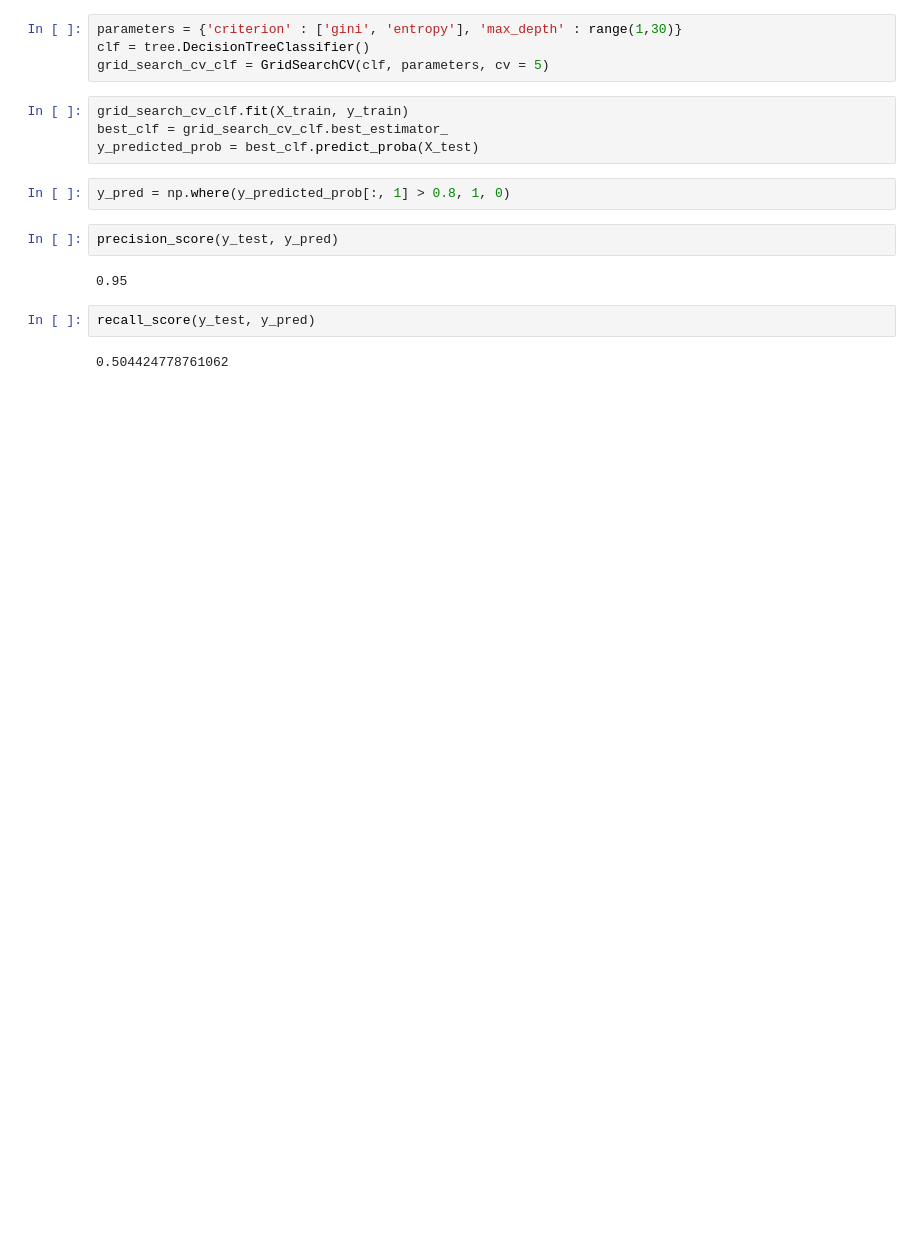
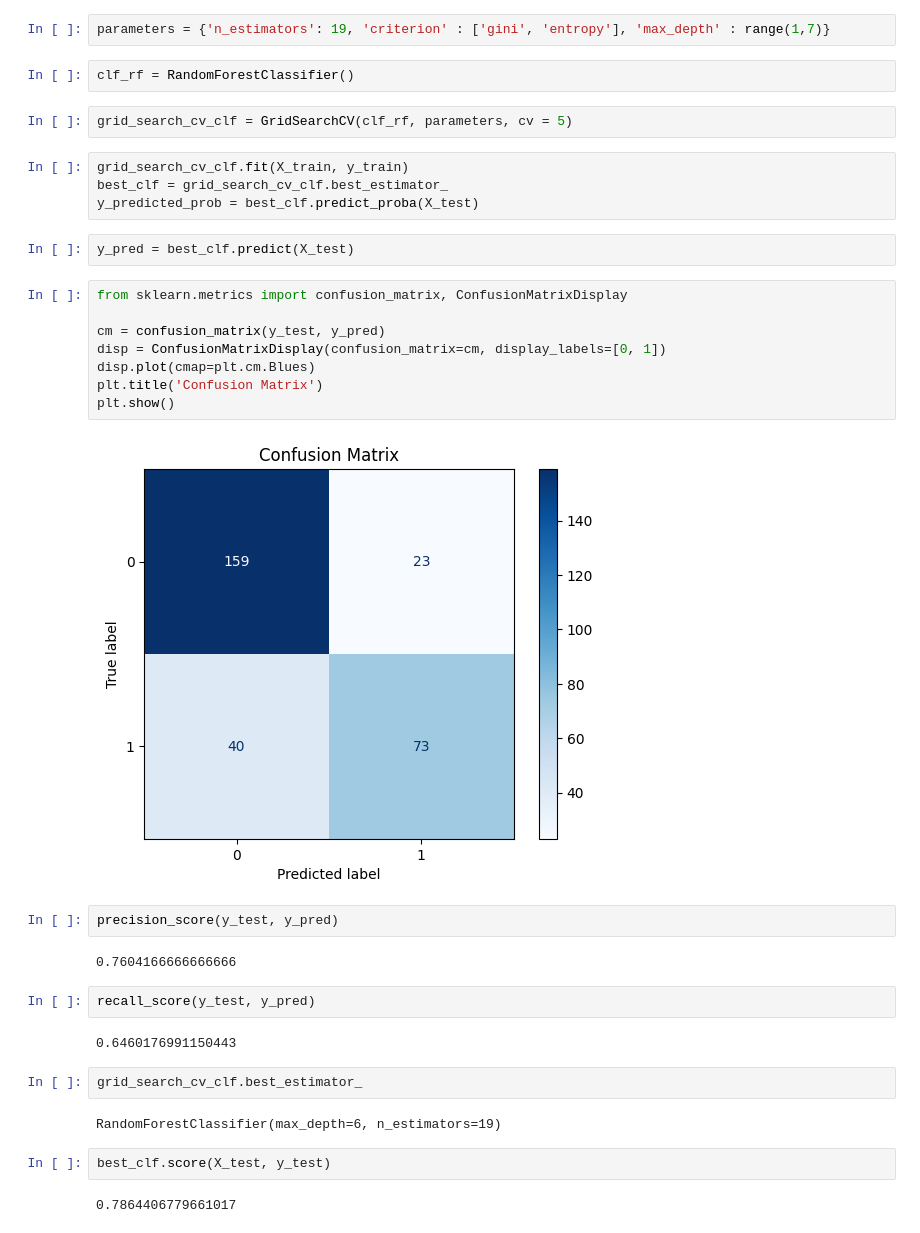
Before and after one commit to sysuevvvw-bot/titanic, a Jupyter notebook: treeeee.ipynb, the cells around one changed output. Drawn from its saved outputs; the diff is of its cells as text; blank space fills up the shorter version.

```diff
--- a/treeeee.ipynb
+++ b/treeeee.ipynb
@@ -23,20 +26,40 @@ y = train.Survived
 # %%
 X_train, X_test, y_train, y_test = train_test_split(X, y, test_size = 0.33, random_state = 42, stratify = y)
 # %%
-parameters = {'criterion' : ['gini', 'entropy'], 'max_depth' : range(1,30)}
-clf = tree.DecisionTreeClassifier()
-grid_search_cv_clf = GridSearchCV(clf, parameters, cv = 5)
+parameters = {'n_estimators': 19, 'criterion' : ['gini', 'entropy'], 'max_depth' : range(1,7)}
+# %%
+clf_rf = RandomForestClassifier()
+# %%
+grid_search_cv_clf = GridSearchCV(clf_rf, parameters, cv = 5)
 # %%
 grid_search_cv_clf.fit(X_train, y_train)
 best_clf = grid_search_cv_clf.best_estimator_
 y_predicted_prob = best_clf.predict_proba(X_test)
-# %%
-y_pred = np.where(y_predicted_prob[:, 1] > 0.8, 1, 0)
+# %%
+y_pred = best_clf.predict(X_test)
+# %%
+from sklearn.metrics import confusion_matrix, ConfusionMatrixDisplay
+
+cm = confusion_matrix(y_test, y_pred)
+disp = ConfusionMatrixDisplay(confusion_matrix=cm, display_labels=[0, 1])
+disp.plot(cmap=plt.cm.Blues)
+plt.title('Confusion Matrix')
+plt.show()
+# %% [output]
+[figure, added]
 # %%
 precision_score(y_test, y_pred)
 # %% [output]
-0.95
+0.7604166666666666
 # %%
 recall_score(y_test, y_pred)
 # %% [output]
-0.504424778761062
+0.6460176991150443
+# %%
+grid_search_cv_clf.best_estimator_
+# %% [output]
+RandomForestClassifier(max_depth=6, n_estimators=19)
+# %%
+best_clf.score(X_test, y_test)
+# %% [output]
+0.7864406779661017
```
Also changed, not shown: parts of 8 cells of this notebook.
